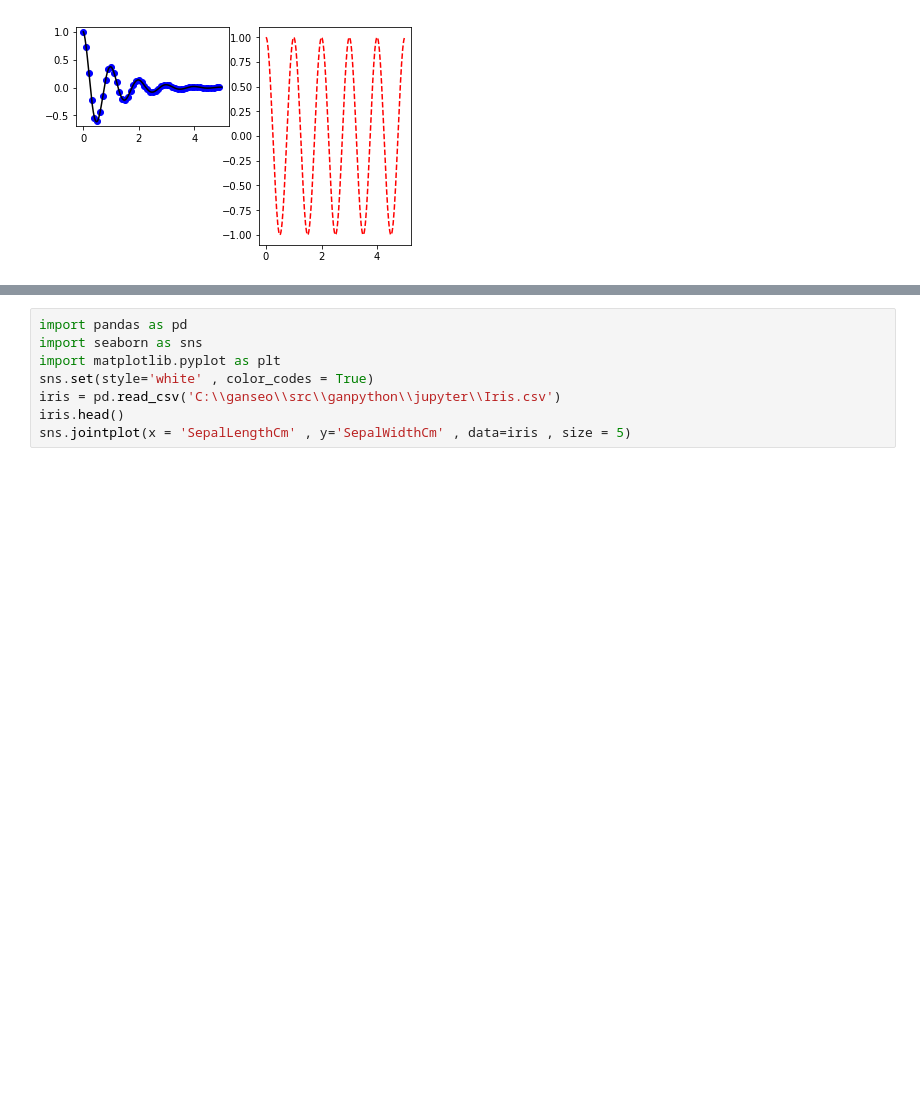
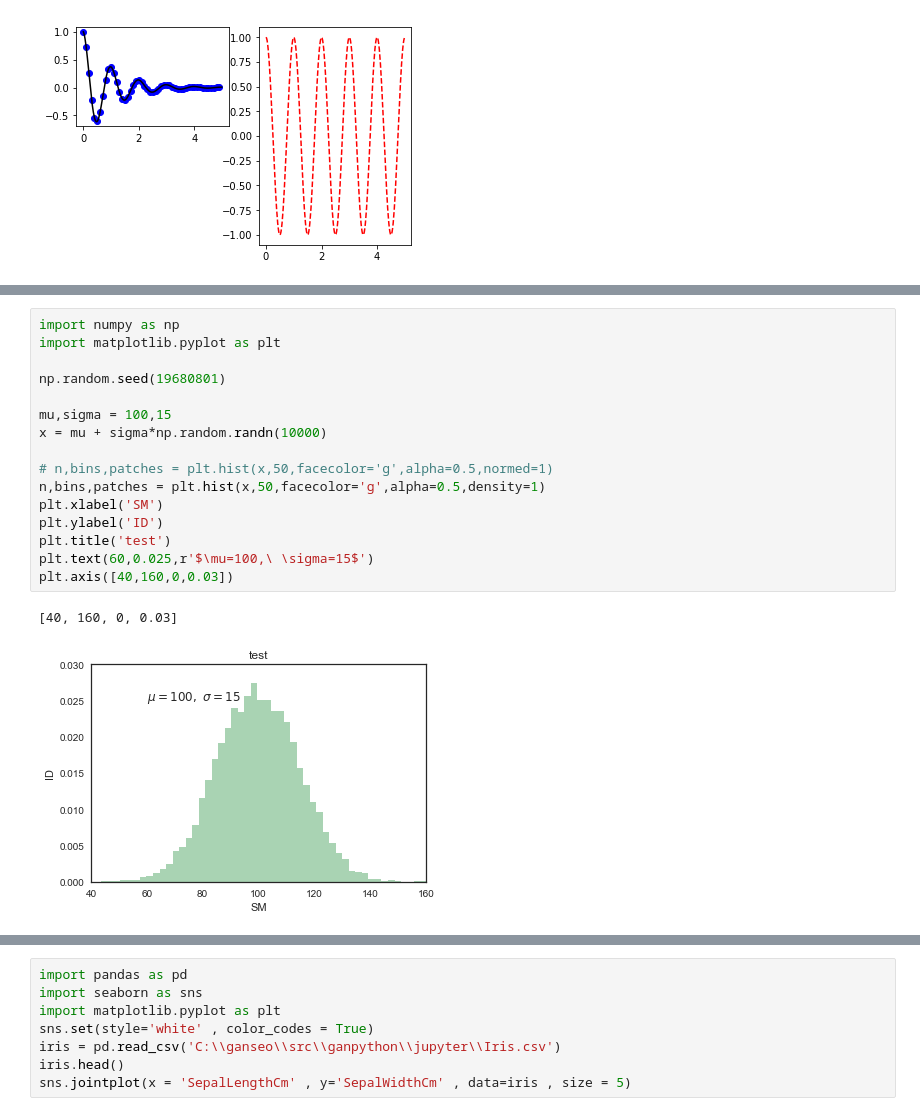
Before and after one commit to ganjiron/ganpython, a Jupyter notebook: jupyter/ch33.ipynb, the cells around one changed output, grey strips where cells are left out. Saved outputs shown, nothing was run; the diff lists cells and outputs as text; blank space fills up the shorter version.

```diff
--- a/jupyter/ch33.ipynb
+++ b/jupyter/ch33.ipynb
@@ -227,3 +231,22 @@ plt.grid(True)
+# %%
+import numpy as np
+import matplotlib.pyplot as plt
+
+np.random.seed(19680801)
+
+mu,sigma = 100,15
+x = mu + sigma*np.random.randn(10000)
+
+# n,bins,patches = plt.hist(x,50,facecolor='g',alpha=0.5,normed=1)
+n,bins,patches = plt.hist(x,50,facecolor='g',alpha=0.5,density=1)
+plt.xlabel('SM')
+plt.ylabel('ID')
+plt.title('test')
+plt.text(60,0.025,r'$\mu=100,\ \sigma=15$')
+plt.axis([40,160,0,0.03])
+# %% [output]
+[40, 160, 0, 0.03]
+[figure, added]
 # %%
 import numpy as np
 import matplotlib.pyplot as plt
```
Also changed, not shown: parts of 12 cells of this notebook, 20 other files.
